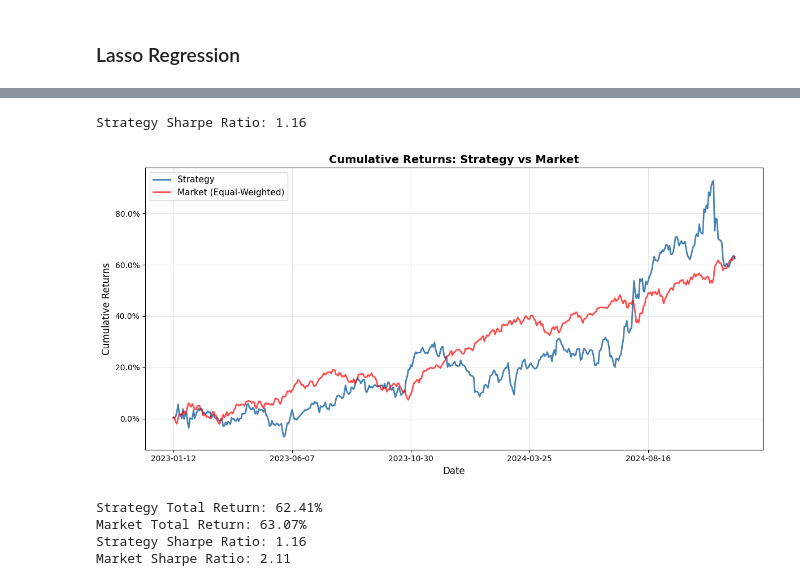
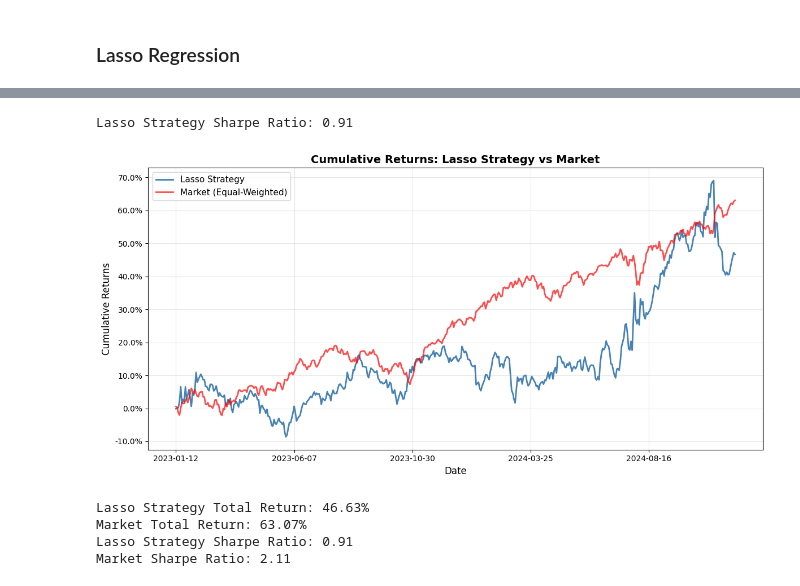
Before and after one commit to hontarea/time_series_forecasting, a Jupyter notebook: linear_regression.ipynb, the cells around one changed output, grey strips where cells are left out. Cells and saved outputs as stored; diff of their text form; code cells hidden in the pictures.

```diff
--- a/linear_regression.ipynb
+++ b/linear_regression.ipynb
@@ -533,4 +636,4 @@ lasso_scores
 # %%
-best_alpha_lasso = float(lasso_scores.groupby('alpha').ic.mean().idxmax())
+best_alpha_lasso = float(lasso_scores.groupby('alpha_lasso').ic_lasso.mean().idxmax())
 best_alpha_lasso
 # %% [output]
@@ -546,3 +667,3 @@ Pipeline(steps=[('scaler', StandardScaler()),
 # %%
-y_test_pred_lasso = final_pipe_lasso.predict(X_test)
+y_test_pred_lasso = lasso_pipe.predict(X_test)
 # %%
@@ -568,6 +689,6 @@ test_predictions
 23700 rows × 2 columns
 # %%
-# Convert to unstacked format for easy ranking
-predictions_unstacked = test_predictions['predicted'].unstack('ticker')
-actuals_unstacked = test_predictions['actuals'].unstack('ticker')
+# Convert to unstacked format for easy ranking (Lasso)
+predictions_unstacked_lasso = test_predictions_lasso['predicted_lasso'].unstack('ticker')
+actuals_unstacked_lasso = test_predictions_lasso['actuals_lasso'].unstack('ticker')
 # %%
@@ -586,43 +703,43 @@ short_signals = ((predictions_unstacked
                   .rank(axis=1, ascending=True) <= N_SHORT)
                   .astype(int))
 # %%
-# Calculate strategy returns
-long_returns = (long_signals * actuals_unstacked).sum(axis=1) / long_signals.sum(axis=1)
-short_returns = (short_signals * (-actuals_unstacked)).sum(axis=1) / short_signals.sum(axis=1)
-strategy_returns = long_returns.fillna(0) + short_returns.fillna(0)
+# Calculate strategy returns (Lasso)
+long_returns_lasso = (long_signals_lasso * actuals_unstacked_lasso).sum(axis=1) / long_signals_lasso.sum(axis=1)
+short_returns_lasso = (short_signals_lasso * (-actuals_unstacked_lasso)).sum(axis=1) / short_signals_lasso.sum(axis=1)
+strategy_returns_lasso = long_returns_lasso.fillna(0) + short_returns_lasso.fillna(0)
 # %%
-print(f"Strategy Sharpe Ratio: {strategy_returns.mean() / strategy_returns.std() * np.sqrt(252):.2f}")
+print(f"Lasso Strategy Sharpe Ratio: {strategy_returns_lasso.mean() / strategy_returns_lasso.std() * np.sqrt(252):.2f}")
 # %% [output]
-Strategy Sharpe Ratio: 1.16
+Lasso Strategy Sharpe Ratio: 0.91
 # %%
-# Calculate cumulative returns for strategy
-cumulative_strategy_returns = (1 + strategy_returns).cumprod() - 1
+# Calculate cumulative returns for strategy (Lasso)
+cumulative_strategy_returns_lasso = (1 + strategy_returns_lasso).cumprod() - 1
 
-# Calculate market benchmark
-market_returns = actuals_unstacked.mean(axis=1)
-cumulative_market_returns = (1 + market_returns).cumprod() - 1
+# Calculate market benchmark (Lasso)
+market_returns_lasso = actuals_unstacked_lasso.mean(axis=1)
+cumulative_market_returns_lasso = (1 + market_returns_lasso).cumprod() - 1
 
 plt.figure(figsize=(12, 6))
 
-cumulative_strategy_returns.plot(label='Strategy', color='steelblue', linewidth=2)
-cumulative_market_returns.plot(label='Market (Equal-Weighted)', color='red', alpha=0.7, linewidth=2)
+cumulative_strategy_returns_lasso.plot(label='Lasso Strategy', color='steelblue', linewidth=2)
+cumulative_market_returns_lasso.plot(label='Market (Equal-Weighted)', color='red', alpha=0.7, linewidth=2)
 
-plt.title('Cumulative Returns: Strategy vs Market', fontsize=14, fontweight='bold')
+plt.title('Cumulative Returns: Lasso Strategy vs Market', fontsize=14, fontweight='bold')
 plt.ylabel('Cumulative Returns', fontsize=12)
 plt.xlabel('Date', fontsize=12)
 plt.gca().yaxis.set_major_formatter(FuncFormatter(lambda y, _: '{:.1%}'.format(y)))
 plt.legend(fontsize=11)
 plt.grid(True, alpha=0.3)
 plt.tight_layout()
 plt.show()
 
-print(f"Strategy Total Return: {cumulative_strategy_returns.iloc[-1]:.2%}")
-print(f"Market Total Return: {cumulative_market_returns.iloc[-1]:.2%}")
-print(f"Strategy Sharpe Ratio: {strategy_returns.mean() / strategy_returns.std() * np.sqrt(252):.2f}")
-print(f"Market Sharpe Ratio: {market_returns.mean() / market_returns.std() * np.sqrt(252):.2f}")
+print(f"Lasso Strategy Total Return: {cumulative_strategy_returns_lasso.iloc[-1]:.2%}")
+print(f"Market Total Return: {cumulative_market_returns_lasso.iloc[-1]:.2%}")
+print(f"Lasso Strategy Sharpe Ratio: {strategy_returns_lasso.mean() / strategy_returns_lasso.std() * np.sqrt(252):.2f}")
+print(f"Market Sharpe Ratio: {market_returns_lasso.mean() / market_returns_lasso.std() * np.sqrt(252):.2f}")
 # %% [output]
-[figure, old version]
+[figure, new version]
-Strategy Total Return: 62.41%
+Lasso Strategy Total Return: 46.63%
 Market Total Return: 63.07%
-Strategy Sharpe Ratio: 1.16
+Lasso Strategy Sharpe Ratio: 0.91
 Market Sharpe Ratio: 2.11
```
Also changed, not shown: parts of 40 cells of this notebook, 2 other files.
